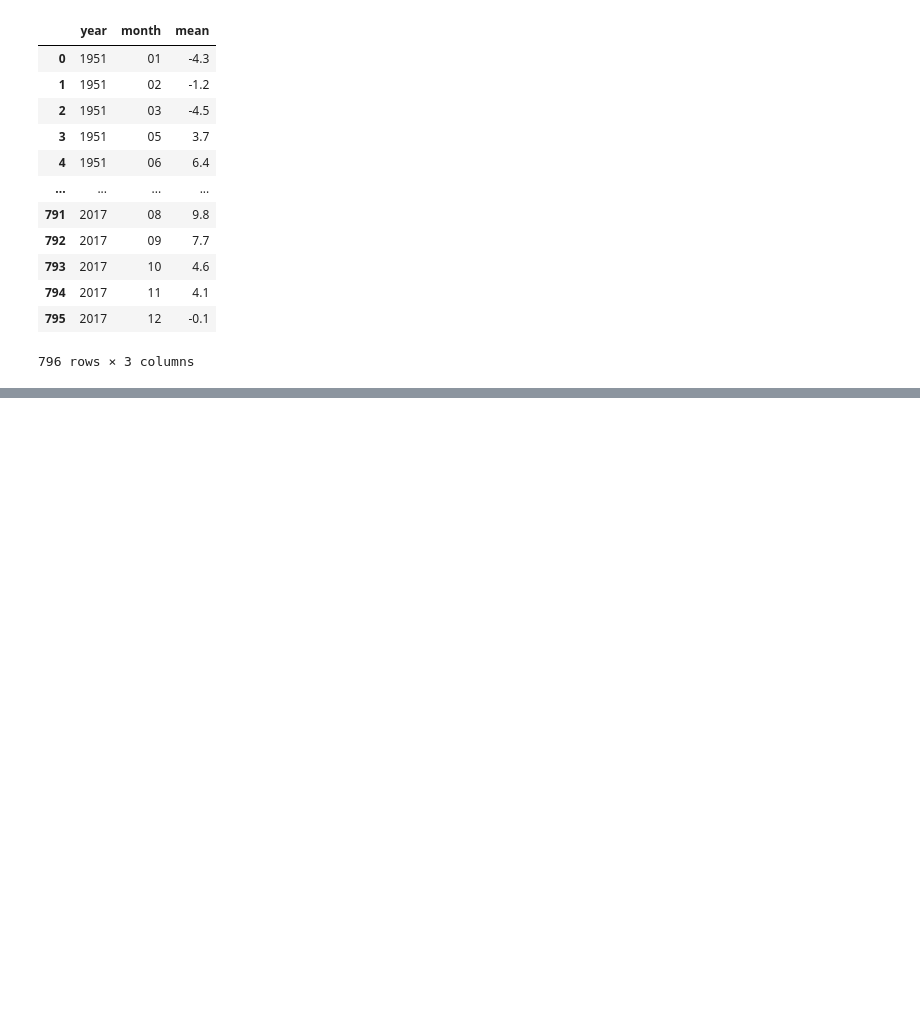
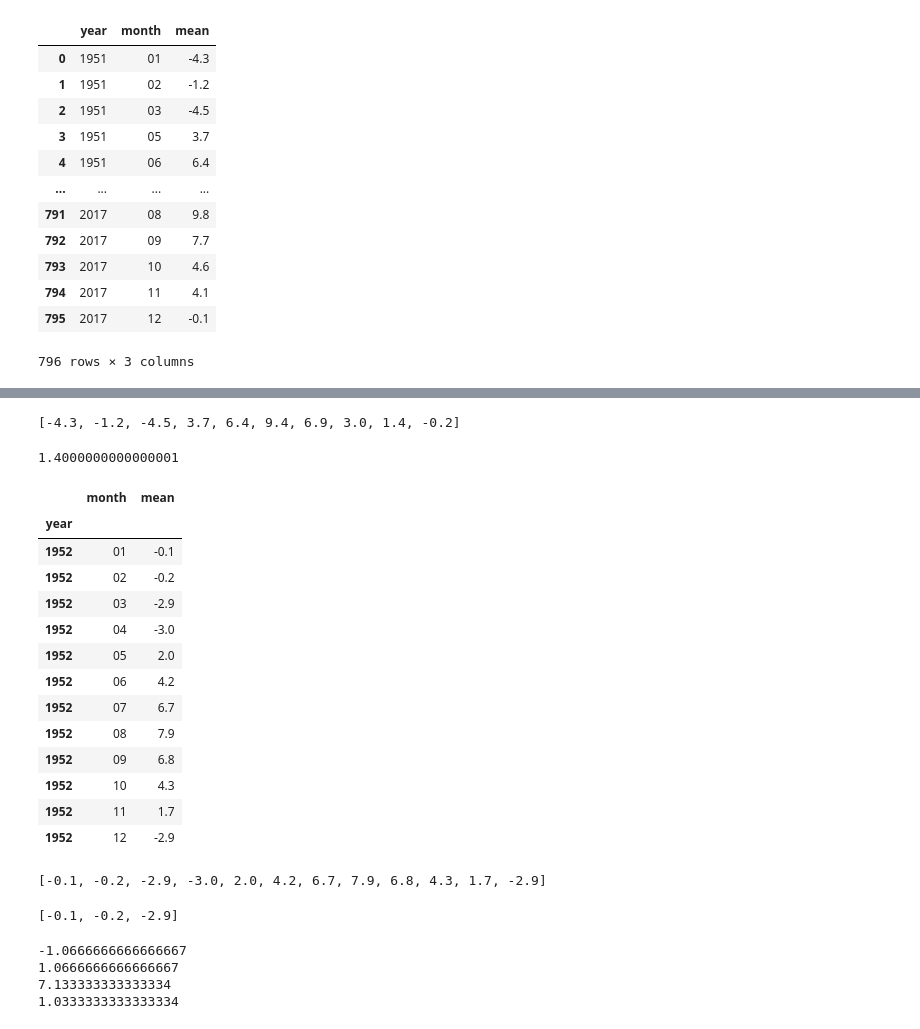
Before and after one commit to chrisbock76/PyWeatherman, a Jupyter notebook: stpaul.ipynb, the cells around one changed output, grey strips where cells are left out. Drawn from its saved outputs; the diff is of its cells as text; code cells hidden in the pictures; blank space fills up the shorter version.

```diff
--- a/stpaul.ipynb
+++ b/stpaul.ipynb
@@ -110,0 +149,22 @@ final_merge.head(24)
+# %%
+#MEAN VALUES FOR 1951
+y51_list = y51['mean'].tolist()
+y51_list
+# %% [output]
+[-4.3, -1.2, -4.5, 3.7, 6.4, 9.4, 6.9, 3.0, 1.4, -0.2]
+# %%
+y51q1 = y51_list[0:3]
+y51q1_mean = sum(y51q1)/3
+y51q1_mean
+y51q2 = y51_list[3:5]
+y51q2_mean = sum(y51q2)/2
+y51q2_mean
+y51q3 = y51_list[5:7]
+y51q3_mean = sum(y51q3)/2
+y51q3_mean
+#y51q3
+y51q4 = y51_list[7:11]
+y51q4_mean = sum(y51q4)/3
+y51q4_mean
+# %% [output]
+1.4000000000000001
@@ -110,0 +173,53 @@ final_merge.head(24)
+# %%
+#MEAN VALUES FOR 1952
+y52 = final_merge.iloc[10:22,0:2]
+y52
+# %% [output]
+|  | month | mean |
+| year |  |  |
+| 1952 | 01 | -0.1 |
+| 1952 | 02 | -0.2 |
+| 1952 | 03 | -2.9 |
+| 1952 | 04 | -3.0 |
+| 1952 | 05 | 2.0 |
+| 1952 | 06 | 4.2 |
+| 1952 | 07 | 6.7 |
+| 1952 | 08 | 7.9 |
+| 1952 | 09 | 6.8 |
+| 1952 | 10 | 4.3 |
+| 1952 | 11 | 1.7 |
+| 1952 | 12 | -2.9 |
+# %%
+y52_list = y52['mean'].tolist()
+y52_list
+# %% [output]
+[-0.1, -0.2, -2.9, -3.0, 2.0, 4.2, 6.7, 7.9, 6.8, 4.3, 1.7, -2.9]
+# %%
+y52q1 = y52_list[0:3]
+y52q1
+y52q2 = y52_list[3:6]
+y52q2
+y52q3 = y52_list[6:9]
+y52q3
+y52q4 = y52_list[9:12]
+y52q4
+# %% [output]
+[-0.1, -0.2, -2.9]
+# %%
+y52q1 = y52_list[0:3]
+y52q2 = y52_list[3:6]
+y52q3 = y52_list[6:9]
+y52q4 = y52_list[9:12]
+y52q1_mean = sum(y52q1)/3
+y52q2_mean = sum(y52q2)/3
+y52q3_mean = sum(y52q3)/3
+y52q4_mean = sum(y52q4)/3
+print(y52q1_mean)
+print(y52q2_mean)
+print(y52q3_mean)
+print(y52q4_mean)
+# %% [output]
+-1.0666666666666667
+1.0666666666666667
+7.133333333333334
+1.0333333333333334
```
Also changed, not shown: parts of 35 cells of this notebook.
